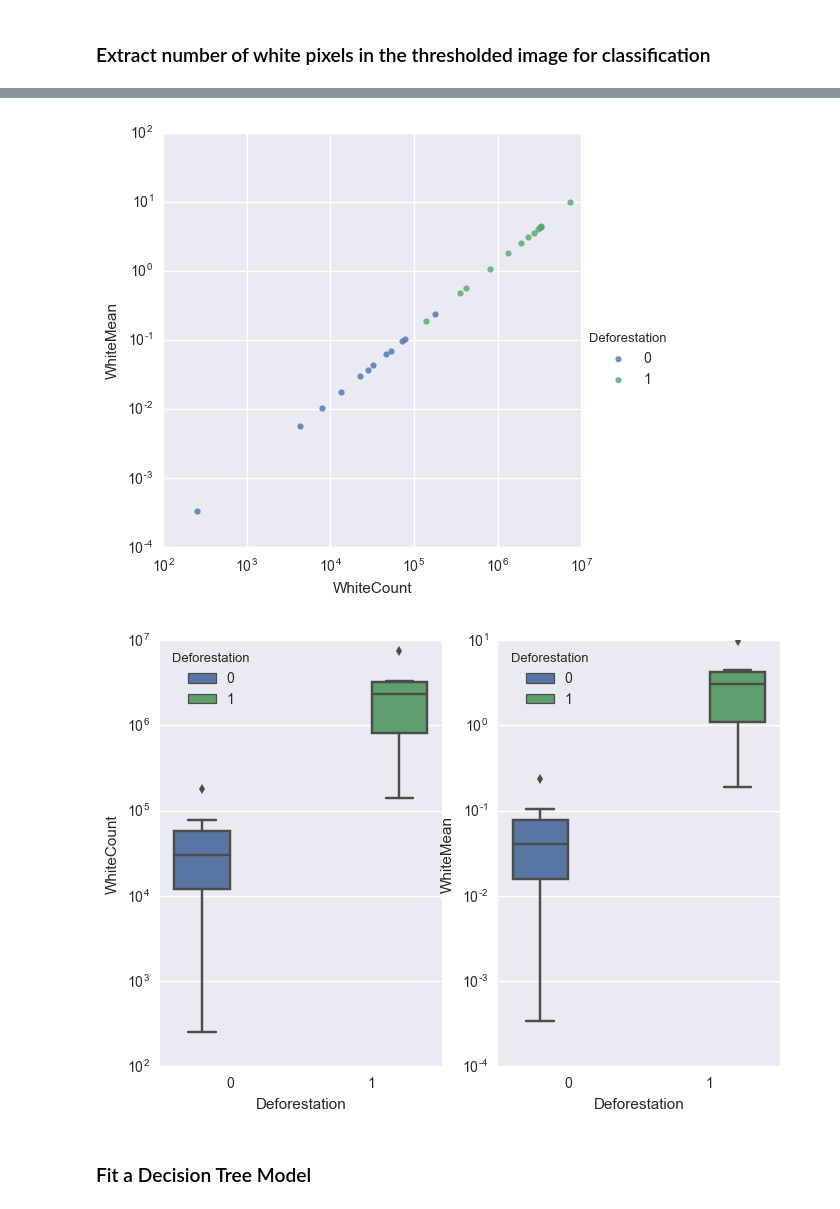
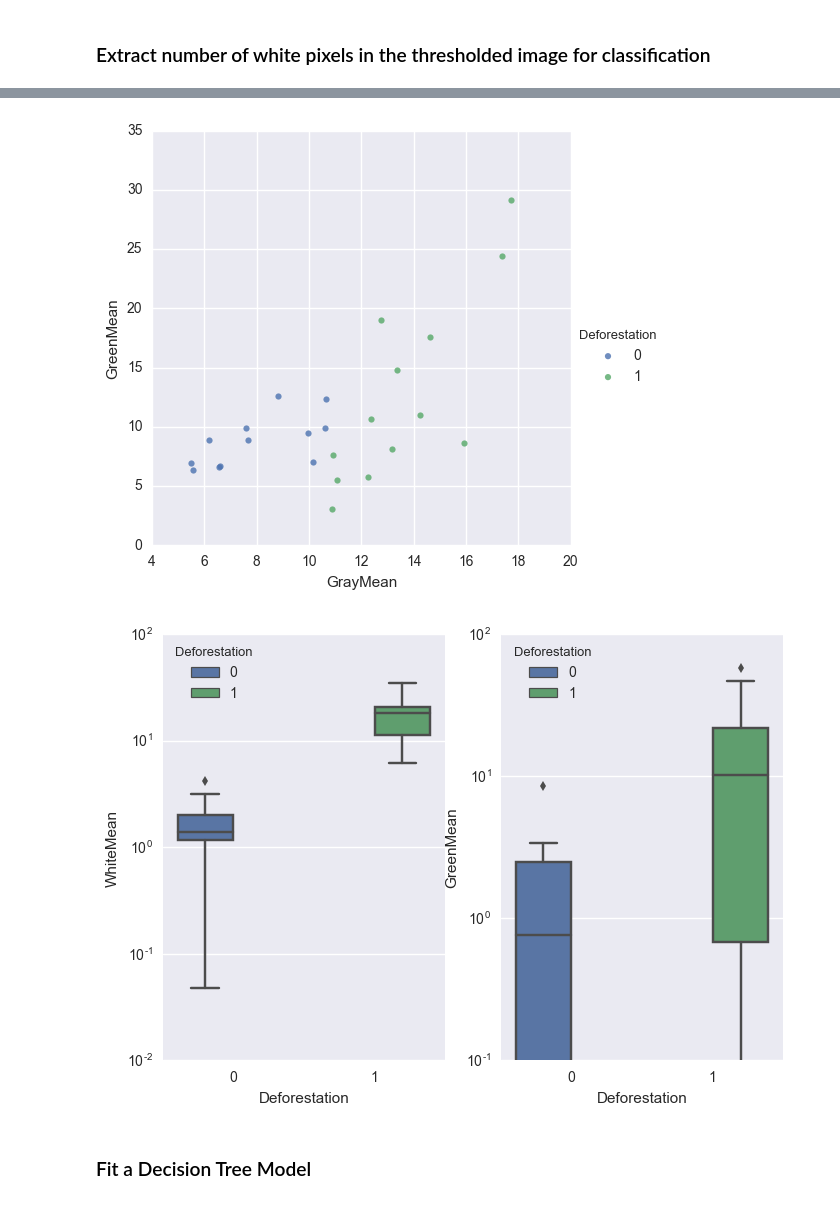
Before and after one commit to shouvikmani/Interactive-ML-Tutorial, a Jupyter notebook: Image Subtraction.ipynb, the cells around one changed output, grey strips where cells are left out. Drawn from its saved outputs; the diff is of its cells as text; code cells hidden in the pictures.

Commit message:
Image Subtraction no Threshold

```diff
--- a/Image Subtraction.ipynb
+++ b/Image Subtraction.ipynb
@@ -26,12 +27,12 @@ labels = pd.read_table("data/deforestation_labels.txt", header=None)
 # %%
 #Example with deforestation
 
-before = before_images[1]
-after = after_images[1]
-difference = difference_images[1]
+before = before_images[19]
+after = after_images[19]
+difference = difference_images[19]
 
 #Threshold image
-ret,thresh1 = cv2.threshold(difference,100,255,cv2.THRESH_BINARY)
+ret,thresh1 = cv2.threshold(difference,50,255,cv2.THRESH_BINARY)
 
 
 titles = ['Before Image', 'After Image','Difference', 'Difference Thresholding 100']
@@ -52,7 +53,7 @@ after = after_images[4]
 difference = difference_images[4]
 
 #Threshold image
-ret,thresh1 = cv2.threshold(difference,120,255,cv2.THRESH_BINARY)
+ret,thresh1 = cv2.threshold(difference,50,255,cv2.THRESH_BINARY)
 
 
 titles = ['Before Image', 'After Image','Difference', 'Difference Thresholding 100']
@@ -69,16 +70,19 @@ plt.show()
 ### Extract number of white pixels in the thresholded image for classification
 # %%
 threshold_images= {}
-white_counts = list()
-white_mean = list()
+gray_mean = list()
+green_mean = list()
 
 for i in range(1,26):
-    ret,thresh1 = cv2.threshold(difference_images[i],100,255,cv2.THRESH_BINARY)
+    grayscale = cv2.cvtColor(difference_images[i], cv2.COLOR_BGR2GRAY)
+    green = difference_images[i][:,1]
+    red = difference_images[i][:,2]
+    ret,thresh_gray = cv2.threshold(grayscale,50,255,cv2.THRESH_BINARY)
+    ret,thresh_green = cv2.threshold(green,50,255,cv2.THRESH_BINARY)
     threshold_images[i] = thresh1
-    white_counts.append(thresh1.sum())
-    white_mean.append(thresh1.mean())
-
+    gray_mean.append(grayscale.mean())
+    green_mean.append(green.mean())
 white_df = pd.DataFrame()
-white_df['WhiteCount'] = white_counts
-white_df['WhiteMean'] = white_mean
+white_df['GrayMean'] = gray_mean
+white_df['GreenMean'] = green_mean
 white_df['Deforestation'] = labels
@@ -105,20 +109,18 @@ white_df
 # %%
-sns.lmplot("WhiteCount", "WhiteMean", data=white_df, hue='Deforestation', fit_reg=False)
-plt.xscale("log")
-plt.yscale("log")
+sns.lmplot("GrayMean", "GreenMean", data=white_df, hue='Deforestation', fit_reg=False)
 plt.show()
 # %% [output]
-[figure, old version]
+[figure, new version]
 # %%
 plt.subplot(1,2,1)
-sns.boxplot(data=white_df, x="Deforestation", y  = "WhiteCount", hue = "Deforestation")
+sns.boxplot(data=white_df, x="Deforestation", y  = "WhiteMean", hue = "Deforestation")
 plt.yscale("log")
 plt.subplot(1,2,2)
-sns.boxplot(data=white_df, x="Deforestation", y  = "WhiteMean", hue = "Deforestation")
+sns.boxplot(data=white_df, x="Deforestation", y  = "GreenMean", hue = "Deforestation")
 plt.yscale("log")
 plt.show()
 # %% [output]
-[figure, old version]
+[figure, new version]
 # %% [markdown]
 ### Fit a Decision Tree Model
 # %%
```
Also changed, not shown: parts of 12 cells of this notebook.
